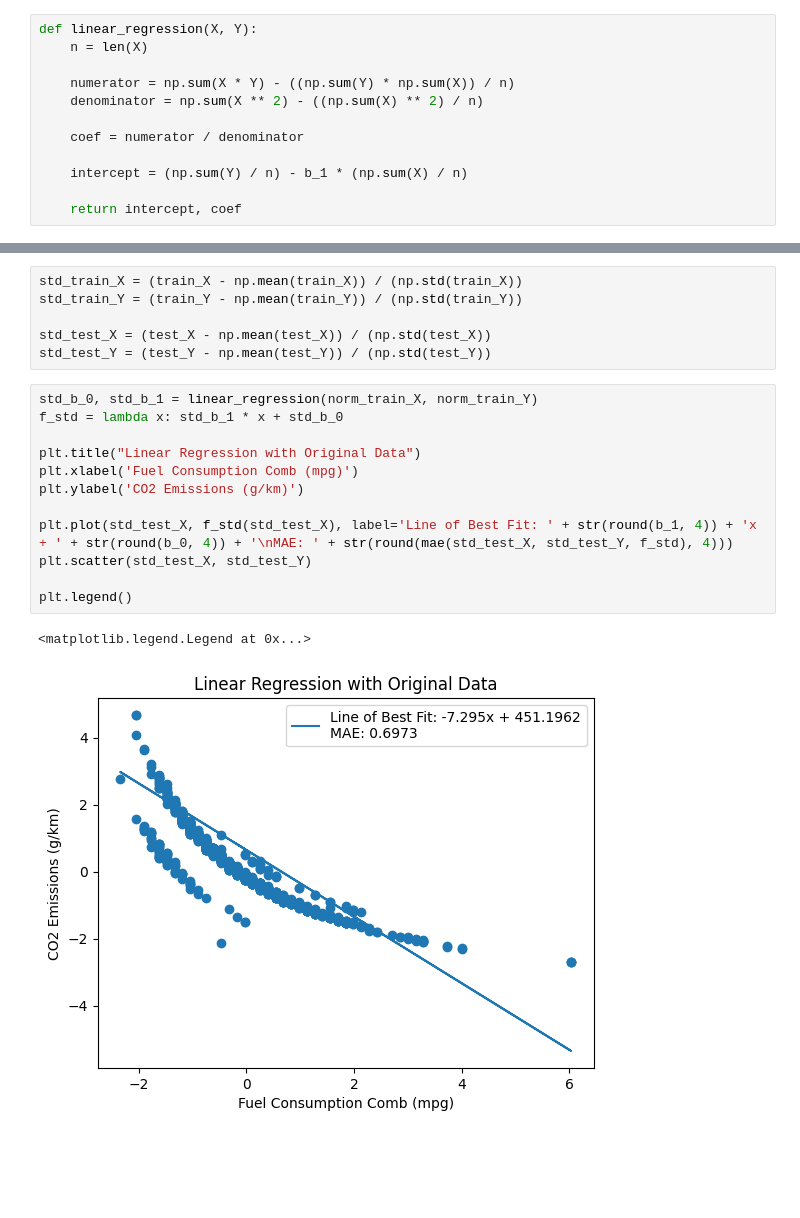
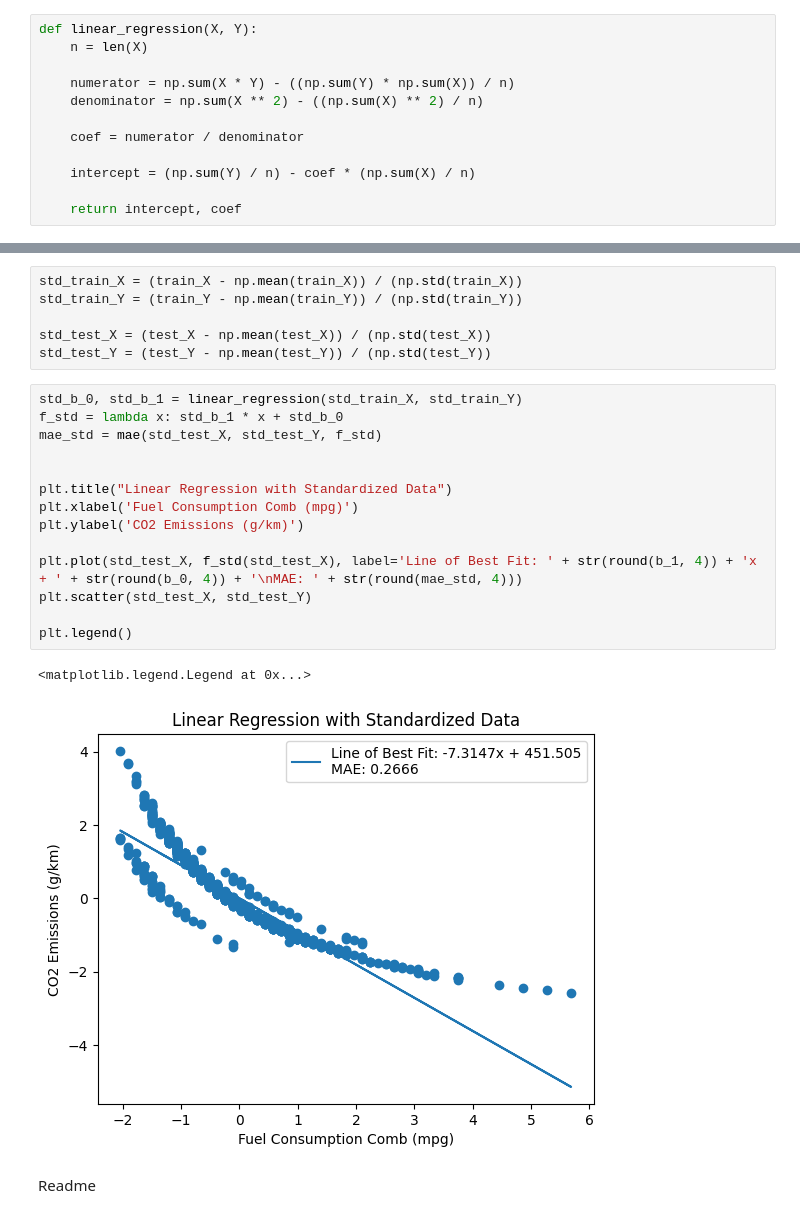
Before and after one commit to aaryangpatel/CO2EmissionsLinearRegression, a Jupyter notebook: LinearRegression.ipynb, the cells around one changed output, grey strips where cells are left out. Cells and saved outputs as stored; diff of their text form; blank space fills up the shorter version.

```diff
--- a/LinearRegression.ipynb
+++ b/LinearRegression.ipynb
@@ -61,7 +61,7 @@ def linear_regression(X, Y):
 
     coef = numerator / denominator
 
-    intercept = (np.sum(Y) / n) - b_1 * (np.sum(X) / n)
+    intercept = (np.sum(Y) / n) - coef * (np.sum(X) / n)
 
     return intercept, coef
 # %% [markdown]
@@ -119,17 +122,21 @@ std_train_Y = (train_Y - np.mean(train_Y)) / (np.std(train_Y))
 std_test_X = (test_X - np.mean(test_X)) / (np.std(test_X))
 std_test_Y = (test_Y - np.mean(test_Y)) / (np.std(test_Y))
 # %%
-std_b_0, std_b_1 = linear_regression(norm_train_X, norm_train_Y)
+std_b_0, std_b_1 = linear_regression(std_train_X, std_train_Y)
 f_std = lambda x: std_b_1 * x + std_b_0
+mae_std = mae(std_test_X, std_test_Y, f_std)
 
-plt.title("Linear Regression with Original Data")
+
+plt.title("Linear Regression with Standardized Data")
 plt.xlabel('Fuel Consumption Comb (mpg)')
 plt.ylabel('CO2 Emissions (g/km)')
 
-plt.plot(std_test_X, f_std(std_test_X), label='Line of Best Fit: ' + str(round(b_1, 4)) + 'x + ' + str(round(b_0, 4)) + '\nMAE: ' + str(round(mae(std_test_X, std_test_Y, f_std), 4)))
+plt.plot(std_test_X, f_std(std_test_X), label='Line of Best Fit: ' + str(round(b_1, 4)) + 'x + ' + str(round(b_0, 4)) + '\nMAE: ' + str(round(mae_std, 4)))
 plt.scatter(std_test_X, std_test_Y)
 
 plt.legend()
 # %% [output]
 <matplotlib.legend.Legend at 0x...>
-[figure, old version]
+[figure, new version]
+# %% [markdown]
+Readme
```
Also changed, not shown: parts of 4 cells of this notebook.
